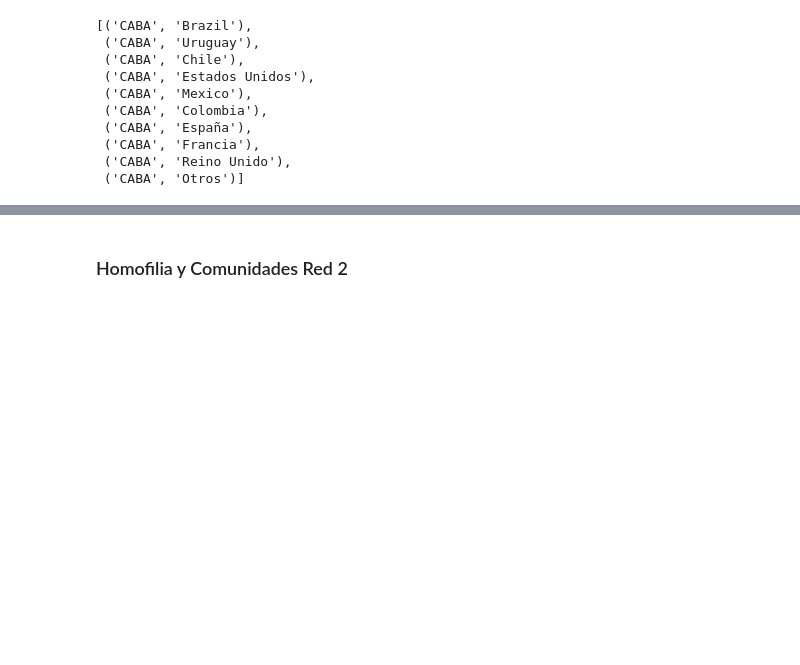
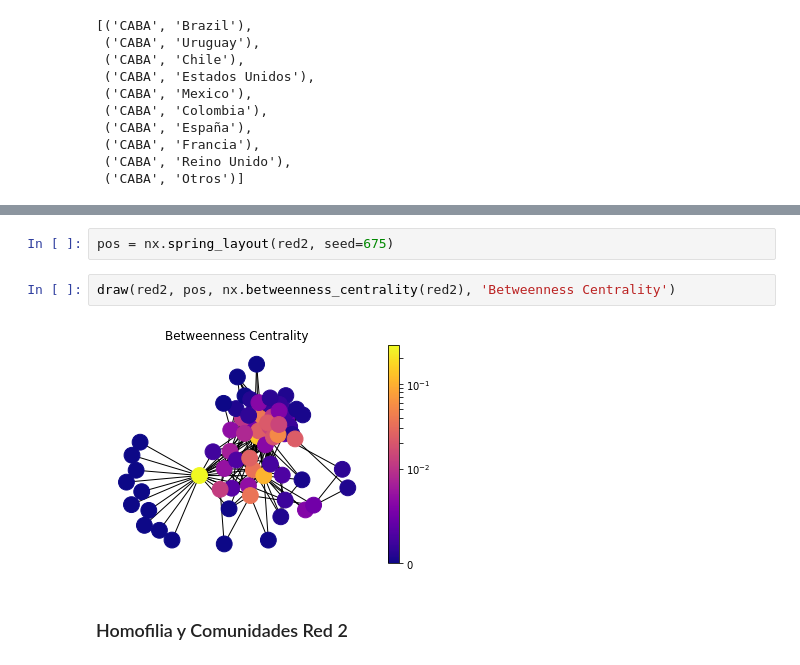
Before and after one commit to paulabruck/TDA_II_Redes_sociales, a Jupyter notebook: FINAL/RedPREVIAJE-3.ipynb, the cells around one changed output, grey strips where cells are left out. Cells and saved outputs as stored; diff of their text form; blank space fills up the shorter version.

```diff
--- a/FINAL/RedPREVIAJE-3.ipynb
+++ b/FINAL/RedPREVIAJE-3.ipynb
@@ -393,3 +396,9 @@ nx.betweenness_centrality(red2)
+# %%
+pos = nx.spring_layout(red2, seed=675)
+# %%
+draw(red2, pos, nx.betweenness_centrality(red2), 'Betweenness Centrality')
+# %% [output]
+[figure, added]
 # %% [markdown]
 ### Homofilia y Comunidades Red 2
 # %%
```
Also changed, not shown: parts of 12 cells of this notebook, 3 other files.
